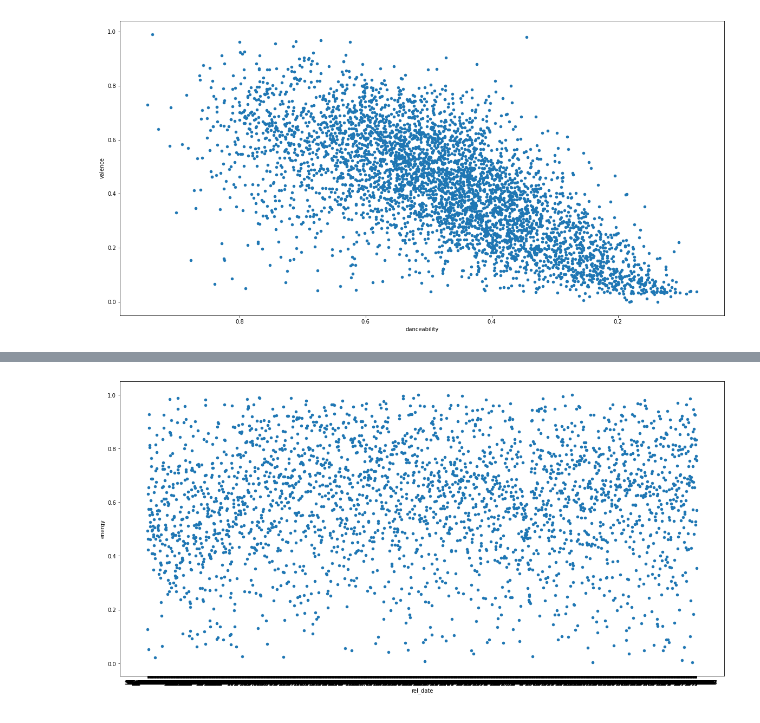
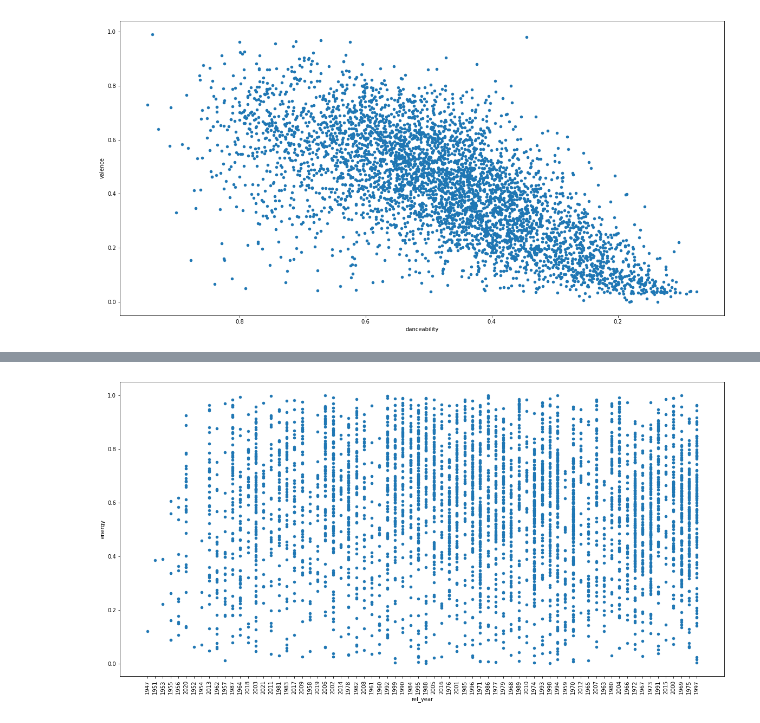
Before and after one commit to wbb-67/Spotify-Top-5000-Data-Visualizations, a Jupyter notebook: Spotify Top 5000 Data Visualizations.ipynb, the cells around one changed output, grey strips where cells are left out. Cells and saved outputs as stored; diff of their text form; code cells hidden in the pictures.

```diff
--- a/Spotify Top 5000 Data Visualizations.ipynb
+++ b/Spotify Top 5000 Data Visualizations.ipynb
@@ -75,3 +77,2 @@ plot_count = df.plot.scatter(x='danceability', y='valence', figsize=(20, 10)).in
 # %%
-spotify_energy = df.groupby('rel_date').mean().reset_index()
-spotify_energy.head()
+df['rel_year'] = df['rel_date'].str[-4:]
@@ -83,4 +89,4 @@ Next steps: plot energy vs. release date. Group release date by year
 # %%
-plot_energy = spotify_energy.plot.scatter(x='rel_date', y='energy', figsize=(20, 10)).invert_xaxis()
+plot_energy = df.plot.scatter(x='rel_year', y='energy', figsize=(20, 10), rot=90).invert_xaxis()
 # %% [output]
-[figure, old version]
+[figure, new version]
```
Also changed, not shown: parts of 4 cells of this notebook.
